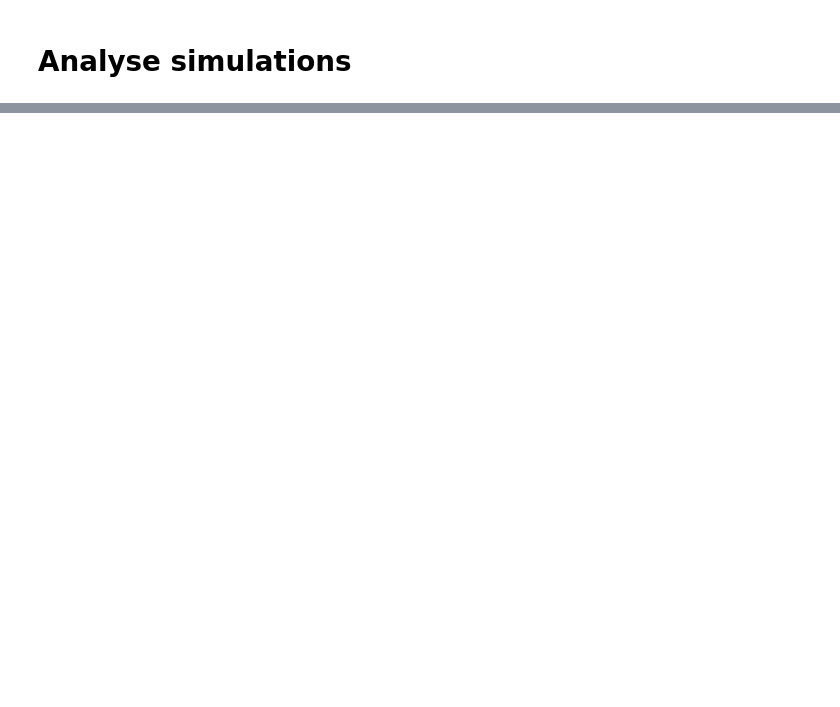
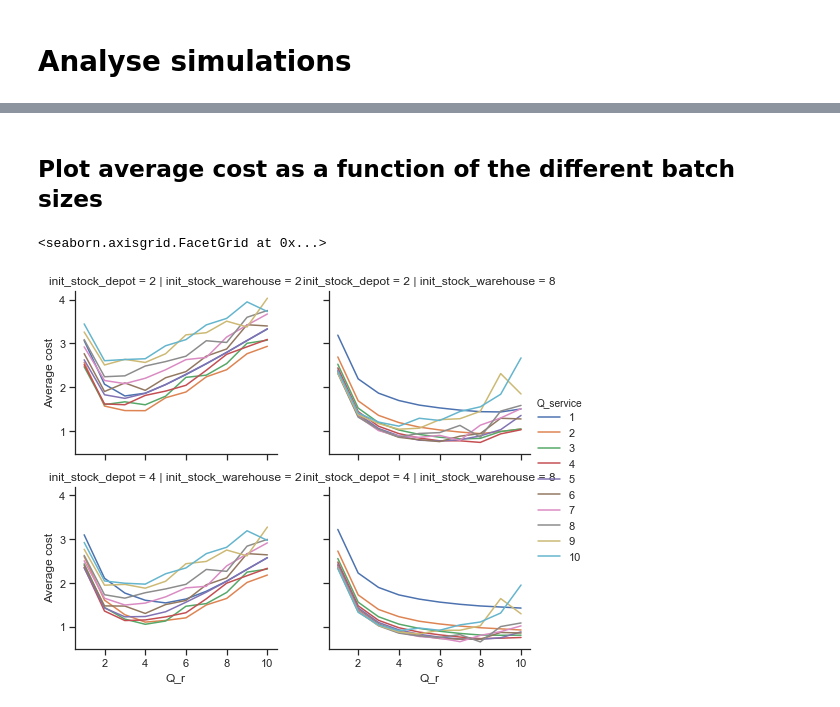
Before and after one commit to markkvdb/Simple-RL-Simulation, a Jupyter notebook: notebooks/Analyse-Simulation-Data.ipynb, the cells around one changed output, grey strips where cells are left out. Saved outputs shown, nothing was run; the diff lists cells and outputs as text; code cells hidden in the pictures; blank space fills up the shorter version.

Commit message:
Added optimal batch size analysis

```diff
--- a/notebooks/Analyse-Simulation-Data.ipynb
+++ b/notebooks/Analyse-Simulation-Data.ipynb
@@ -25,4 +24,22 @@ We need the aggregated output files of all simulations.
+# %%
+costs = {
+    'backorder': 0.4,
+    'holding': 0.02,
+    'c_service': 1,
+    'c_repair': 2
+}
+
+settings = {
+    'demand_rate': [1],
+    'repair_rate': [0.5],
+    'Q_service': [1, 2, 3, 4, 5, 6, 7, 8, 9, 10],
+    'Q_repair': [1, 2, 3, 4, 5, 6, 7, 8, 9, 10],
+    'S_depot': [1],
+    'S_warehouse': [2],
+    'init_stock_depot': [2, 4],
+    'init_stock_warehouse': [2, 8]
+}
 # %%
-path_experiment = '../output/experiments/'
-df_agg = pd.read_csv(f'{path_experiment}sim_data_agg.csv')
+df_agg = pd.read_csv(f'{path_experiment}sim_data_agg.csv', index_col=list(settings.keys()))
+df_agg
 # %% [output]
@@ -66,0 +62,3 @@ df_agg
+# %%
+df_avg_cost = df_agg.groupby(list(settings.keys())).apply(compute_avg_cost, costs)
+df_avg_cost
@@ -66,0 +80,12 @@ df_agg
+# %% [markdown]
+## Plot average cost as a function of the different batch sizes
+# %%
+# Reset index variables
+df_avg_cost_plot = df_avg_cost.reset_index()
+df_avg_cost_plot.columns
+
+g = sns.FacetGrid(df_avg_cost_plot, row='init_stock_depot', col='init_stock_warehouse', hue='Q_service', aspect=1.2, sharey=True)
+g.map(plt.plot, 'Q_repair', 'average_cost').add_legend().set_axis_labels('Q_r', 'Average cost')
+# %% [output]
+<seaborn.axisgrid.FacetGrid at 0x...>
+[figure, added]
```
Also changed, not shown: parts of 14 cells of this notebook, 3 other files.
